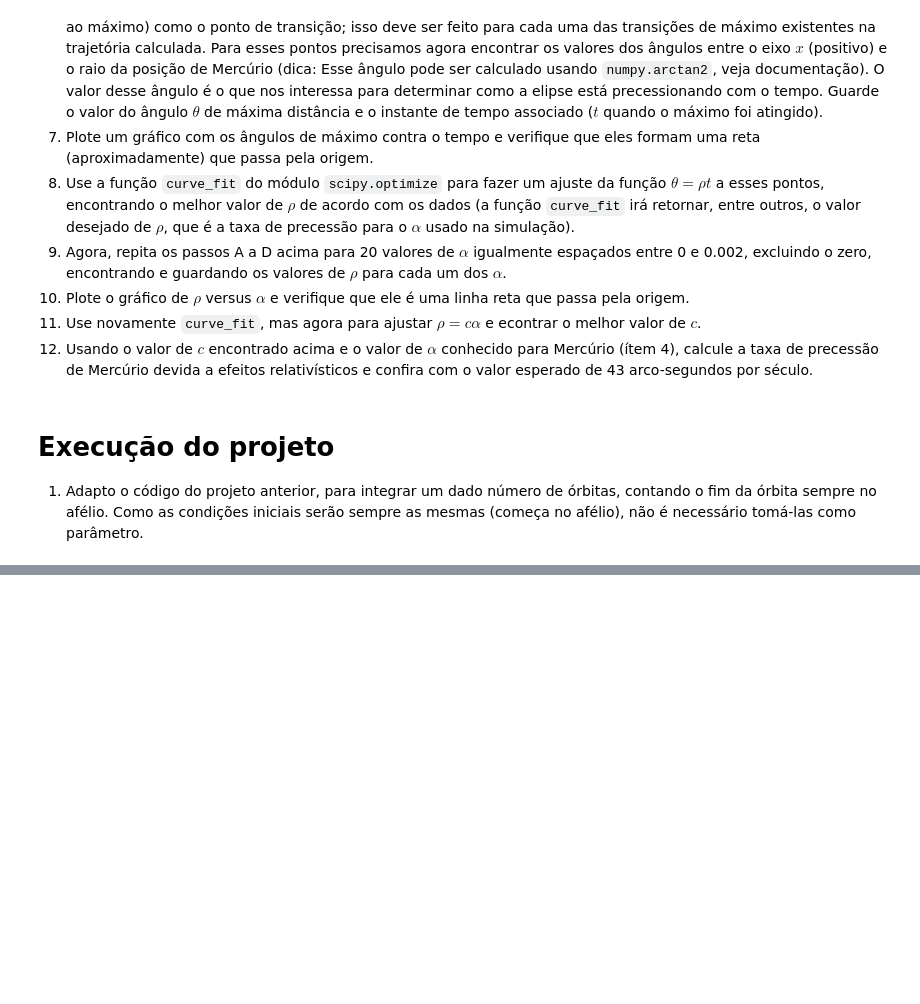
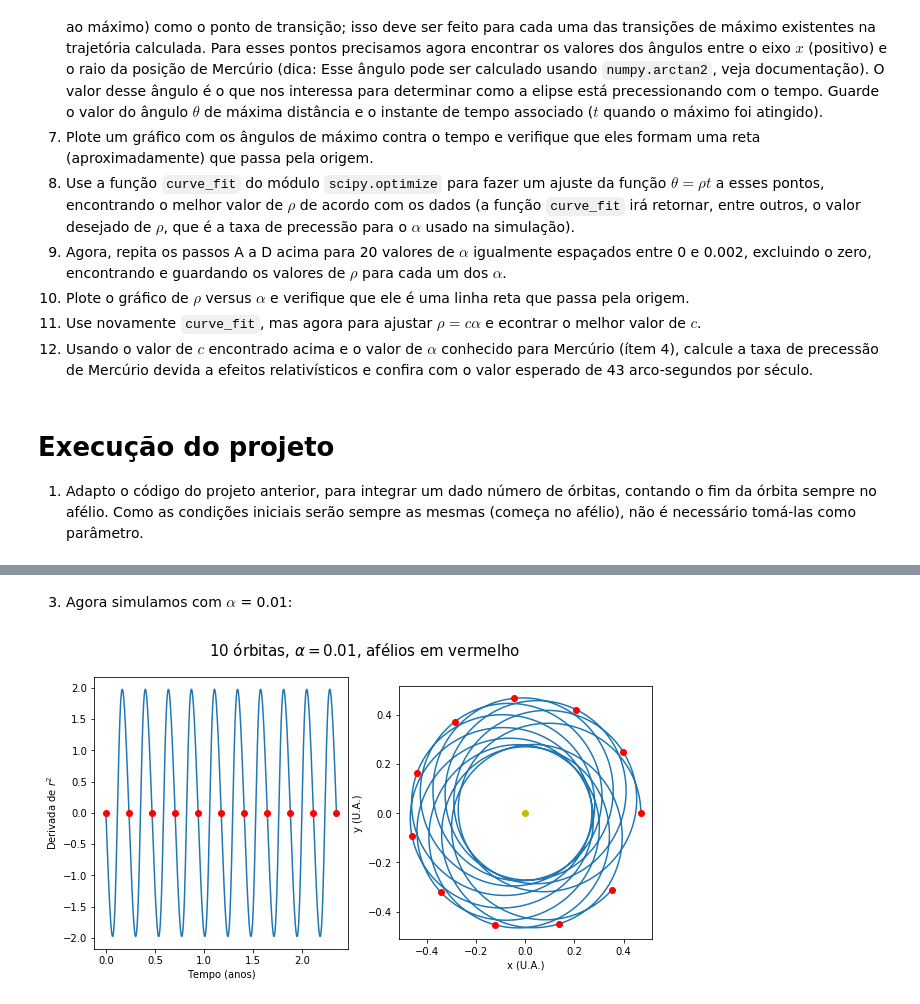
Before and after one commit to solano/mccomp19, a Jupyter notebook: mercurio.ipynb, the cells around one changed output, grey strips where cells are left out. Drawn from its saved outputs; the diff is of its cells as text; code cells hidden in the pictures; blank space fills up the shorter version.

```diff
--- a/mercurio.ipynb
+++ b/mercurio.ipynb
@@ -133,0 +143,6 @@ fig.show()
+# %% [markdown]
+3. Agora simulamos com $\alpha$ = 0.01:
+# %%
+integra_e_mostra(mostrar_derivada=True, Norbitas=10, α=0.01)
+# %% [output]
+[figure, added]
```
Also changed, not shown: parts of 8 cells of this notebook.
